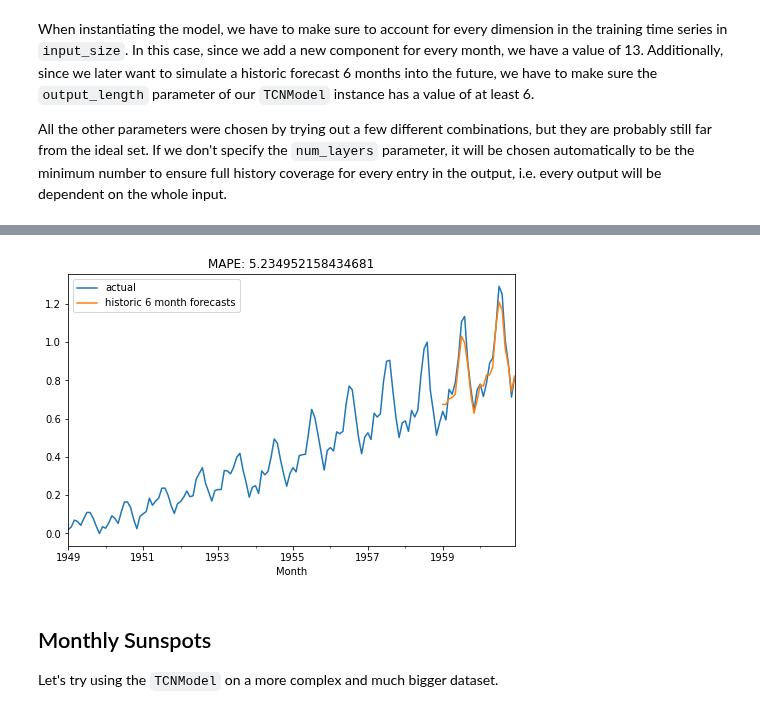
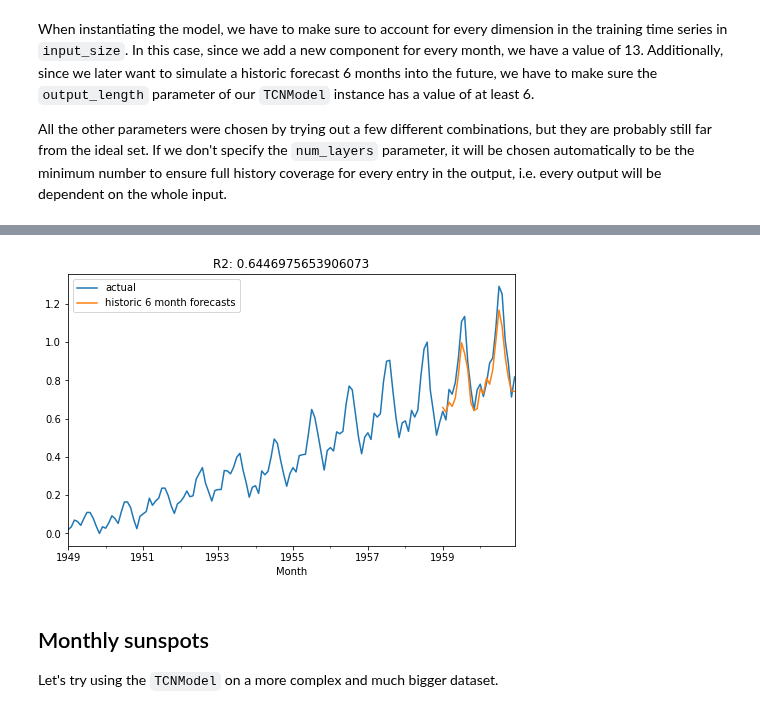
Before and after one commit to unit8co/darts, a Jupyter notebook: examples/TCN-examples.ipynb, the cells around one changed output, grey strips where cells are left out. Saved outputs shown, nothing was run; the diff lists cells and outputs as text; code cells hidden in the pictures.

```diff
--- a/examples/TCN-examples.ipynb
+++ b/examples/TCN-examples.ipynb
@@ -13,3 +13,19 @@ from darts.metrics import mape
 from darts.utils.missing_values import auto_fillna
 from darts.backtesting import backtest_forecasting
+# %%
+def transform_data(series, train, val):
+    transformer = ScalerWrapper()
+    train_transformed = transformer.fit_transform(train)
+    val_transformed = transformer.transform(val)
+    ts_transformed = transformer.transform(series)
+    return ts_transformed, train_transformed, val_transformed
+# %%
+def display_forecast(pred_series, ts_transformed, start_date=None):
+    plt.figure(figsize=(8,5))
+    if (start_date):
+        ts_transformed = ts_transformed.drop_before(start_date)
+    ts_transformed.univariate_component(0).plot(label='actual')
+    pred_series.plot(label='historic 6 month forecasts')
+    plt.title('R2: {}'.format(r2_score(pred_series, ts_transformed.univariate_component(0))))
+    plt.legend();
 # %% [markdown]
@@ -30,3 +41,5 @@ ts_transformed = transformer.transform(ts)
+# %%
+ts_transformed, train_transformed, val_transformed = transform_data(ts, train, val)
 # %% [markdown]
 When instantiating the model, we have to make sure to account for every dimension in the training time series in `input_size`. In this case, since we add a new component for every month, we have a value of 13.
 Additionally, since we later want to simulate a historic forecast 6 months into the future, we have to make sure the `output_length` parameter of our `TCNModel` instance has a value of at least 6.
@@ -43,6 +56,7 @@ model_air = TCNModel(
     dilation_base=2,
     weight_norm=True,
     kernel_size=5,
-    num_filters=3
+    num_filters=3,
+    random_state=0
 )
 # %% [output]
@@ -55,21 +69,17 @@ Training loss: 0.0029, validation loss: 0.0118
-# %%
-pred_series = backtest_forecasting(
-    ts_transformed,
-    model_air,
-    pd.Timestamp('19580801'),
-    6,
-    target_indices=[0],
-    retrain=False
-)
-plt.figure(figsize=(8,5))
-ts_transformed.univariate_component(0).plot(label='actual')
-pred_series.plot(label='historic 6 month forecasts')
-plt.title('MAPE: {}'.format(mape(pred_series.slice_intersect(ts_transformed.univariate_component(0)), val_transformed.univariate_component(0))))
-plt.legend();
-# %% [output]
-[figure, removed]
+# %%
+pred_series = backtest_forecasting(
+    ts_transformed,
+    model_air,
+    pd.Timestamp('19580801'),
+    6,
+    target_indices=[0],
+    retrain=False
+)
+display_forecast(pred_series, ts_transformed)
+# %% [output]
+[figure, added]
 # %% [markdown]
-## Monthly Sunspots
+## Monthly sunspots
 Let's try using the `TCNModel` on a more complex and much bigger dataset.
 # %%
 df2 = pd.read_csv('monthly-sunspots.csv', delimiter=",")
```
Also changed, not shown: parts of 16 cells of this notebook, 1 other file.
